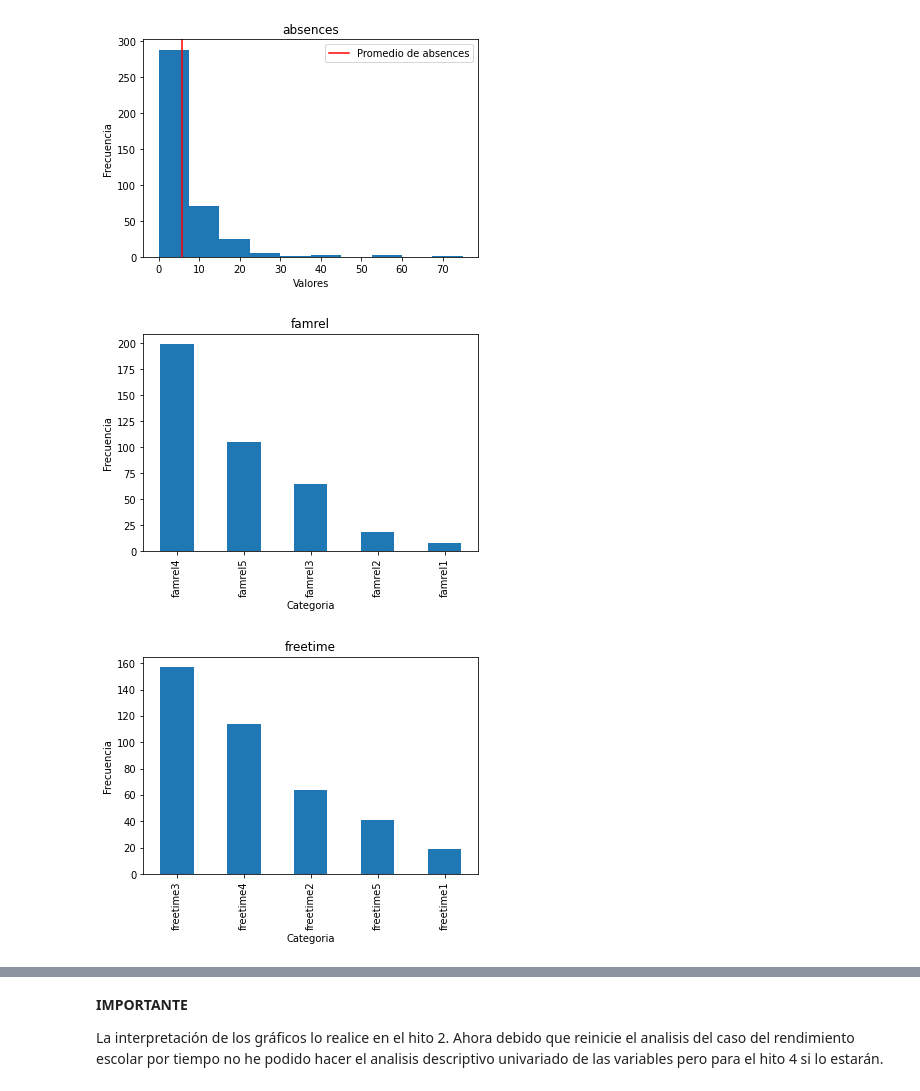
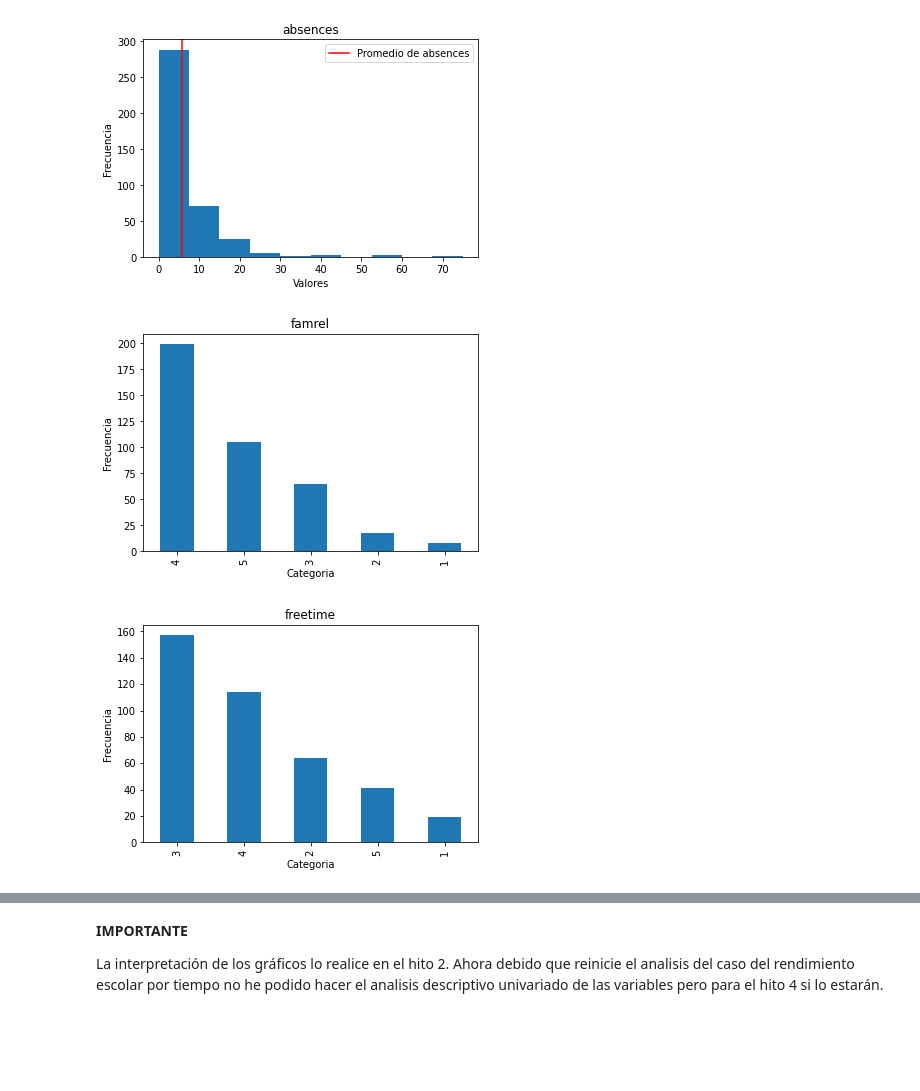
Before and after one commit to ramirinho10/prueba_fundamentos_data_science_python, a Jupyter notebook: Prueba - Student.ipynb, the cells around one changed output, grey strips where cells are left out. Saved outputs shown, nothing was run; the diff lists cells and outputs as text; code cells hidden in the pictures; blank space fills up the shorter version.

```diff
--- a/Prueba - Student.ipynb
+++ b/Prueba - Student.ipynb
@@ -673,14 +677,25 @@ df["absences"] = df["absences"].replace([np.nan], [media_absences])
 fx.plot_hist(df, "absences", True)
 # %% [output]
 [figure]
+# %%
+def transform_2(df, var):
+
+    #nan a una opcion random
+    df[var] = df[var].replace([np.nan], [df[var].sample(random_state = 10)])
+
+    #Transformacion
+    df[var] = df[var].replace(["0","1","2","3","4","5"], [0,1,2,3,4,5])
+
+    #grafico
+    fx.grafico_barra(df, var)
 # %%
-transform(df, "famrel")
+transform_2(df, "famrel")
 # %% [output]
-[figure, old version]
+[figure, new version]
 # %%
-transform(df, "freetime")
+transform_2(df, "freetime")
 # %% [output]
-[figure, old version]
+[figure, new version]
 # %%
 df['goout'] = df['goout'].str.replace('\"','')
 
```
Also changed, not shown: parts of 61 cells of this notebook, 1 other file.
